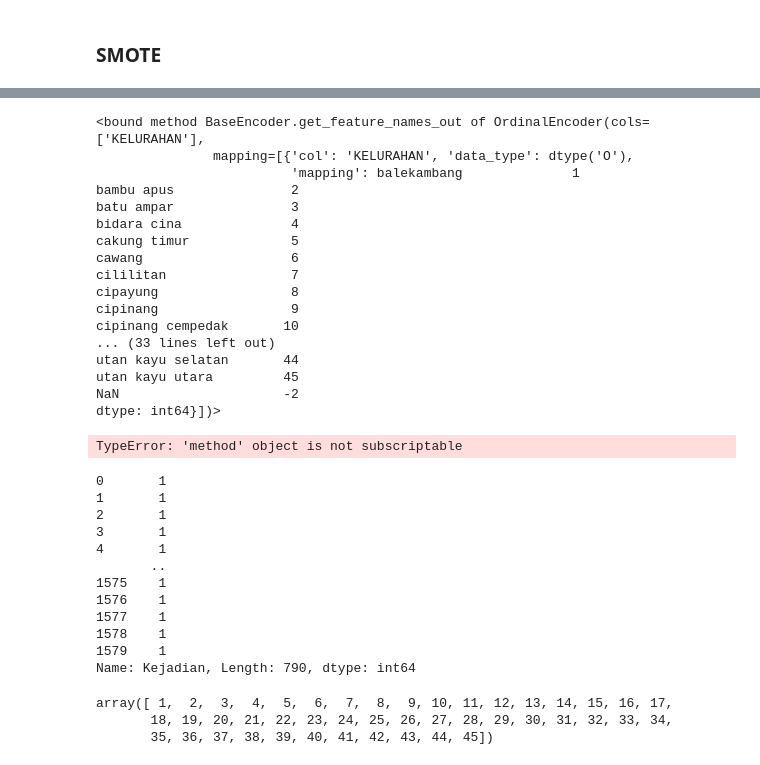
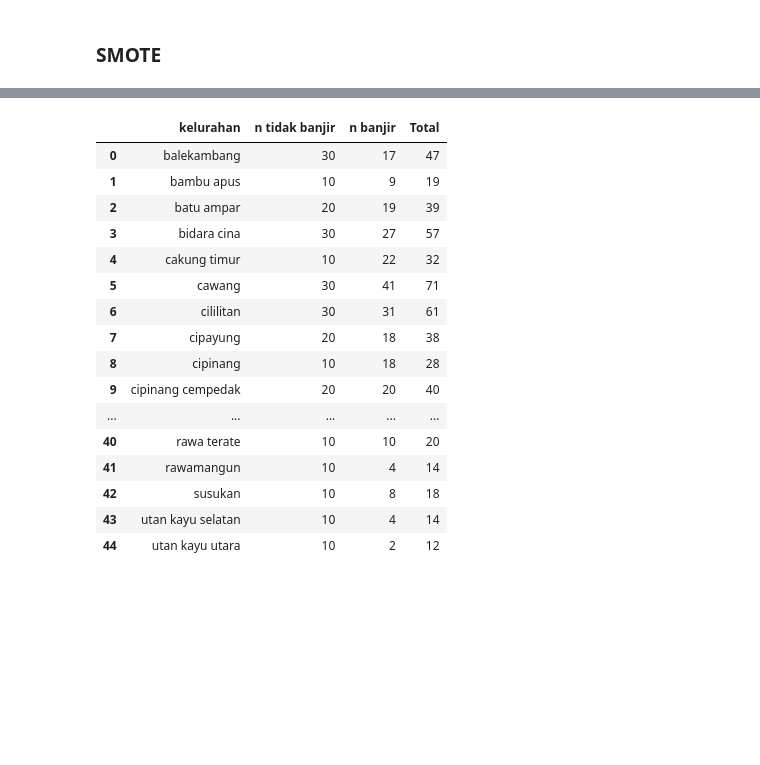
Before and after one commit to Rheyhan/Proyek-TSA, a Jupyter notebook: src/Encodedandhandling.ipynb, the cells around one changed output, grey strips where cells are left out. Drawn from its saved outputs; the diff is of its cells as text; code cells hidden in the pictures; blank space fills up the shorter version.

```diff
--- a/src/Encodedandhandling.ipynb
+++ b/src/Encodedandhandling.ipynb
@@ -142,47 +152,27 @@ oversampled = pd.concat([pd.DataFrame(oversampled_Y), pd.DataFrame(oversampled_X
-# %%
-lala.get_feature_names_out
-# %% [output]
-<bound method BaseEncoder.get_feature_names_out of OrdinalEncoder(cols=['KELURAHAN'],
-               mapping=[{'col': 'KELURAHAN', 'data_type': dtype('O'),
-                         'mapping': balekambang              1
-bambu apus               2
-batu ampar               3
-bidara cina              4
-cakung timur             5
-cawang                   6
-cililitan                7
-cipayung                 8
-cipinang                 9
-cipinang cempedak       10
-... (33 lines left out)
-utan kayu selatan       44
-utan kayu utara         45
-NaN                     -2
-dtype: int64}])>
-# %%
-lala.category_mapping[0]["mapping"].item[
-# %% [output]
-TypeError: 'method' object is not subscriptable
-# %%
-oversampled["Kejadian"][oversampled["Kejadian"]==1]
-# %% [output]
-0       1
-1       1
-2       1
-3       1
-4       1
-       ..
-1575    1
-1576    1
-1577    1
-1578    1
-1579    1
-Name: Kejadian, Length: 790, dtype: int64
-# %%
-temp=[]
-for i in oversampled["KELURAHAN"].unique():
-    oversampled["Kejadian"][oversampled["Kejadian"]==i]
-# %% [output]
-array([ 1,  2,  3,  4,  5,  6,  7,  8,  9, 10, 11, 12, 13, 14, 15, 16, 17,
-       18, 19, 20, 21, 22, 23, 24, 25, 26, 27, 28, 29, 30, 31, 32, 33, 34,
-       35, 36, 37, 38, 39, 40, 41, 42, 43, 44, 45])
+# %%
+#Check tot distribution by each "kelurahan"
+thelist=[]
+for i in oversampled["KELURAHAN"].unique():
+    temp=oversampled.iloc[:,:2].values
+    temp=temp[temp[:,1]==i]
+    len(temp[temp[:,0]==1])
+    thelist.append([i, len(temp[temp[:,0]==0]), len(temp[temp[:,0]==1]), len(temp[temp[:,0]==0])+len(temp[temp[:,0]==1])])
+pd.DataFrame(thelist, columns=["kelurahan", "n tidak banjir", "n banjir", "Total"])
+# %% [output]
+|  | kelurahan | n tidak banjir | n banjir | Total |
+| 0 | balekambang | 30 | 17 | 47 |
+| 1 | bambu apus | 10 | 9 | 19 |
+| 2 | batu ampar | 20 | 19 | 39 |
+| 3 | bidara cina | 30 | 27 | 57 |
+| 4 | cakung timur | 10 | 22 | 32 |
+| 5 | cawang | 30 | 41 | 71 |
+| 6 | cililitan | 30 | 31 | 61 |
+| 7 | cipayung | 20 | 18 | 38 |
+| 8 | cipinang | 10 | 18 | 28 |
+| 9 | cipinang cempedak | 20 | 20 | 40 |
+| ... | ... | ... | ... | ... |
+| 40 | rawa terate | 10 | 10 | 20 |
+| 41 | rawamangun | 10 | 4 | 14 |
+| 42 | susukan | 10 | 8 | 18 |
+| 43 | utan kayu selatan | 10 | 4 | 14 |
+| 44 | utan kayu utara | 10 | 2 | 12 |
```
Also changed, not shown: parts of 5 cells of this notebook.
